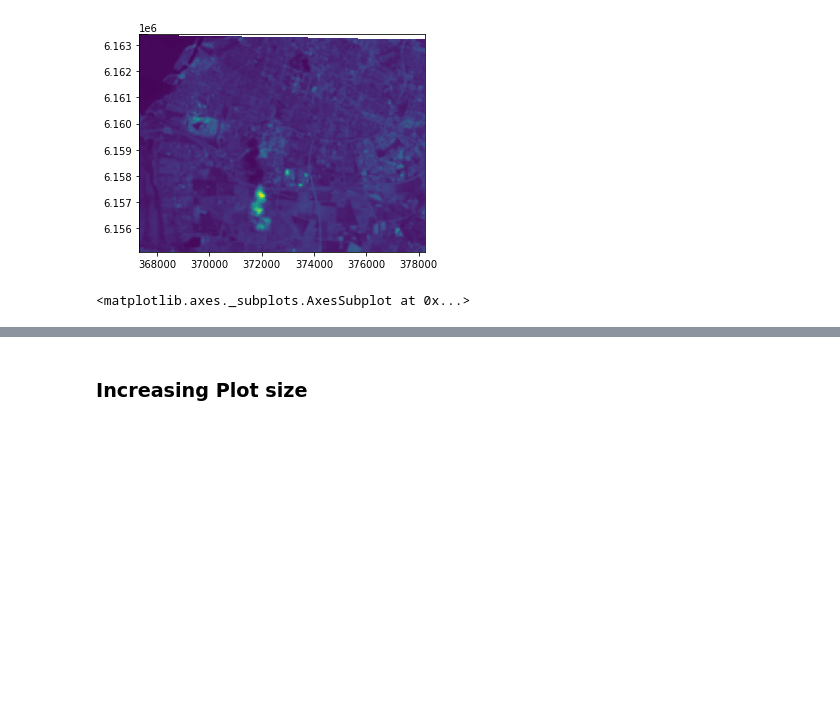
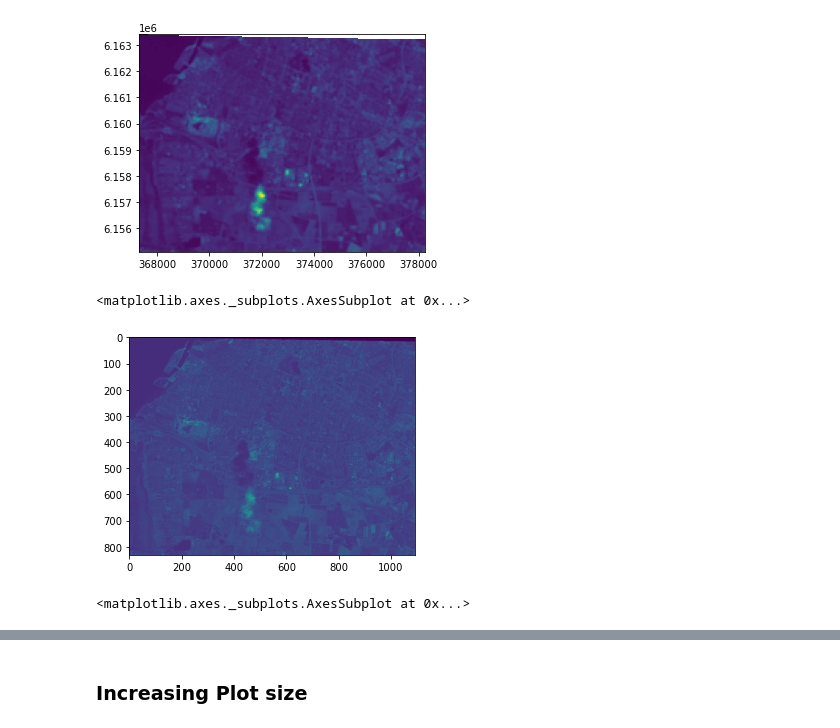
Before and after one commit to fserrey/gis-data-exploration, a Jupyter notebook: sat-image analysis/Instructor Notebook.ipynb, the cells around one changed output, grey strips where cells are left out. Drawn from its saved outputs; the diff is of its cells as text; code cells hidden in the pictures; blank space fills up the shorter version.

```diff
--- a/sat-image analysis/Instructor Notebook.ipynb
+++ b/sat-image analysis/Instructor Notebook.ipynb
@@ -27,7 +14,7 @@ import matplotlib
 ### Open an image
 # %%
 # Path to the image
-path = "/home/fserrey/gitrep/gis-data-exploration/sat-image analysis/data/small_stacked.tif"
+path = "./data/small_stacked.tif"
 
 # Open with Rasterio. Let us call it data
 data = rio.open(path)
@@ -136,3 +123,8 @@ show(data)
 # %% [output]
 [figure]
 <matplotlib.axes._subplots.AxesSubplot at 0x...>
+# %%
+show(red)
+# %% [output]
+[figure, added]
+<matplotlib.axes._subplots.AxesSubplot at 0x...>
```
Also changed, not shown: parts of 16 cells of this notebook.
